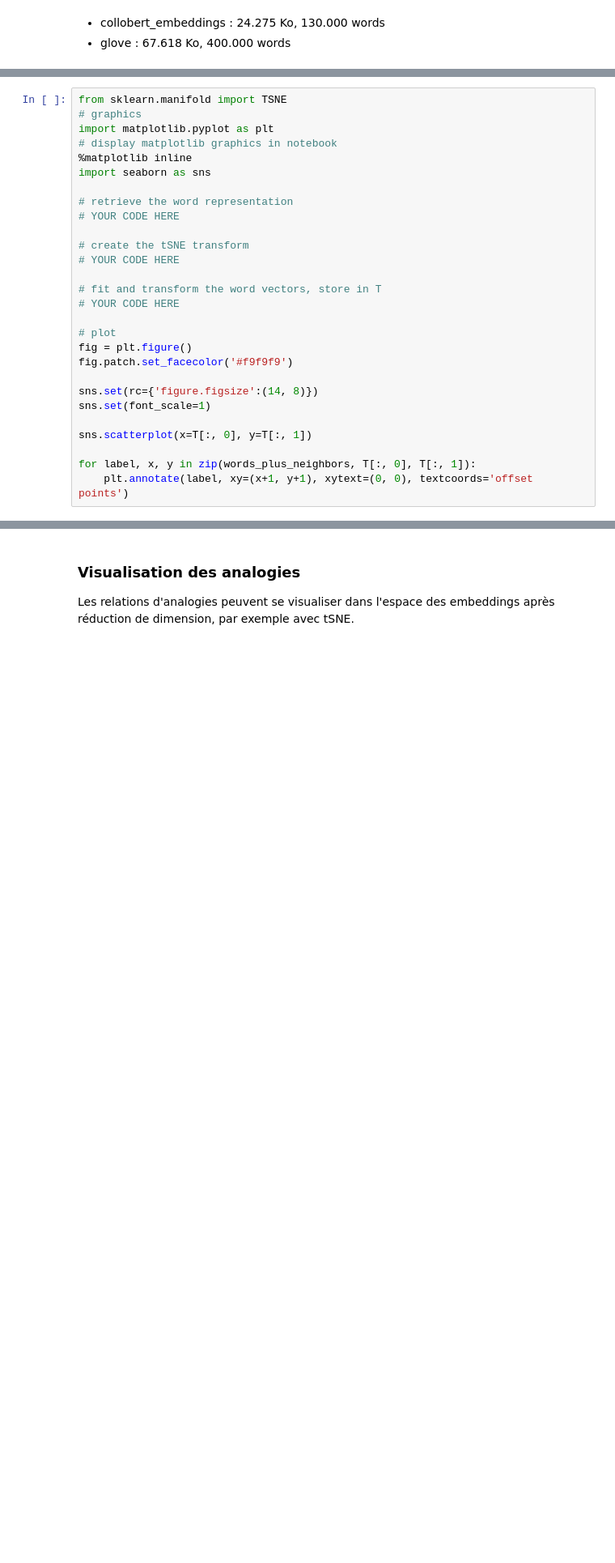
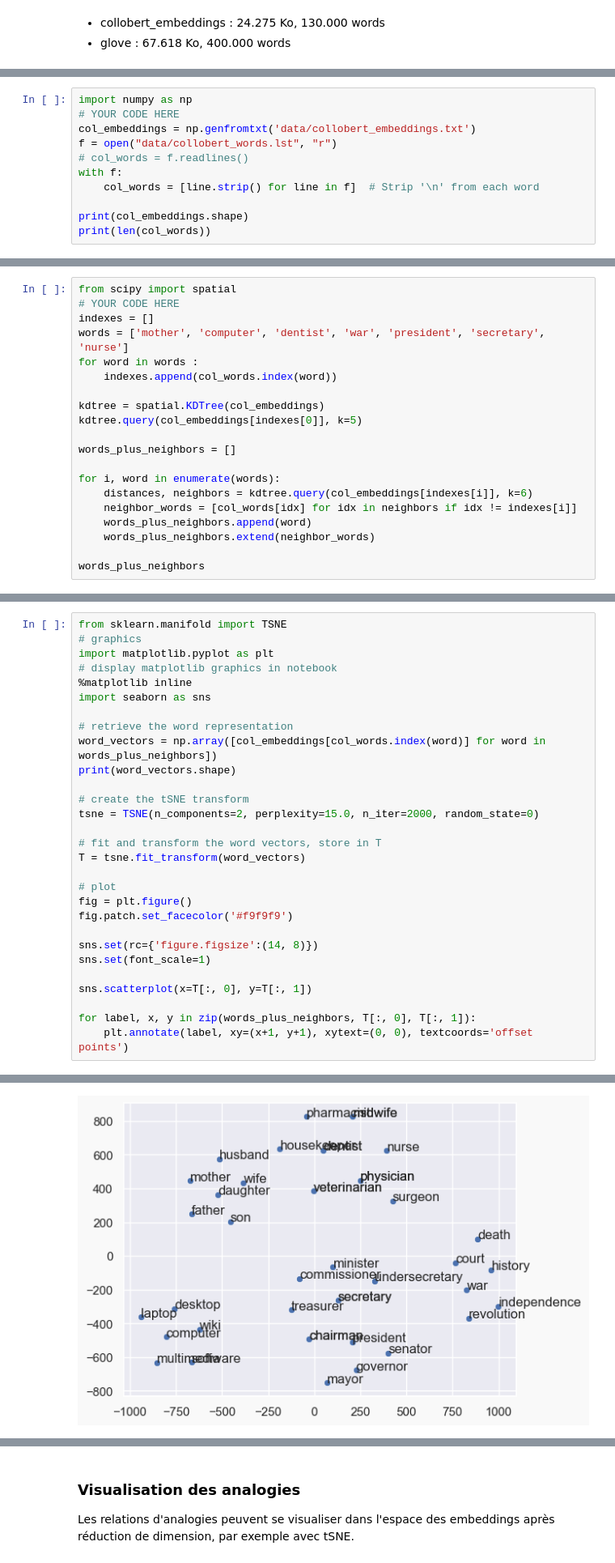
Before and after one commit to marie678/NLP_ensae_2025, a Jupyter notebook: TP2_text_embedding/Embeddings_20024.ipynb, the cells around one changed output, grey strips where cells are left out. Shown at 81% size. Saved outputs shown, nothing was run; the diff lists cells and outputs as text; blank space fills up the shorter version.

```diff
--- a/TP2_text_embedding/Embeddings_20024.ipynb
+++ b/TP2_text_embedding/Embeddings_20024.ipynb
@@ -66,0 +64,11 @@ import numpy as np
+# %%
+import numpy as np
+# YOUR CODE HERE
+col_embeddings = np.genfromtxt('data/collobert_embeddings.txt')
+f = open("data/collobert_words.lst", "r")
+# col_words = f.readlines()
+with f:
+    col_words = [line.strip() for line in f]  # Strip '\n' from each word
+
+print(col_embeddings.shape)
+print(len(col_words))
@@ -77,0 +90,20 @@ from scipy import spatial
+# %%
+from scipy import spatial
+# YOUR CODE HERE
+indexes = []
+words = ['mother', 'computer', 'dentist', 'war', 'president', 'secretary', 'nurse']
+for word in words :
+    indexes.append(col_words.index(word))
+
+kdtree = spatial.KDTree(col_embeddings)
+kdtree.query(col_embeddings[indexes[0]], k=5)
+
+words_plus_neighbors = []
+
+for i, word in enumerate(words):
+    distances, neighbors = kdtree.query(col_embeddings[indexes[i]], k=6)
+    neighbor_words = [col_words[idx] for idx in neighbors if idx != indexes[i]]
+    words_plus_neighbors.append(word)
+    words_plus_neighbors.extend(neighbor_words)
+
+words_plus_neighbors
@@ -94,13 +144,14 @@ import matplotlib.pyplot as plt
 import seaborn as sns
 
 # retrieve the word representation
-# YOUR CODE HERE
+word_vectors = np.array([col_embeddings[col_words.index(word)] for word in words_plus_neighbors])
+print(word_vectors.shape)
 
 # create the tSNE transform
-# YOUR CODE HERE
+tsne = TSNE(n_components=2, perplexity=15.0, n_iter=2000, random_state=0)
 
 # fit and transform the word vectors, store in T
-# YOUR CODE HERE
+T = tsne.fit_transform(word_vectors)
 
 # plot
 fig = plt.figure()
@@ -113,3 +164,4 @@ sns.scatterplot(x=T[:, 0], y=T[:, 1])
 
 for label, x, y in zip(words_plus_neighbors, T[:, 0], T[:, 1]):
     plt.annotate(label, xy=(x+1, y+1), xytext=(0, 0), textcoords='offset points')
+# %% [output]
@@ -116,3 +169,4 @@ for label, x, y in zip(words_plus_neighbors, T[:, 0], T[:, 1]):
+[figure, added]
 # %% [markdown]
 ## 3. Evaluation des embeddings
 
```
Also changed, not shown: parts of 23 cells of this notebook.
